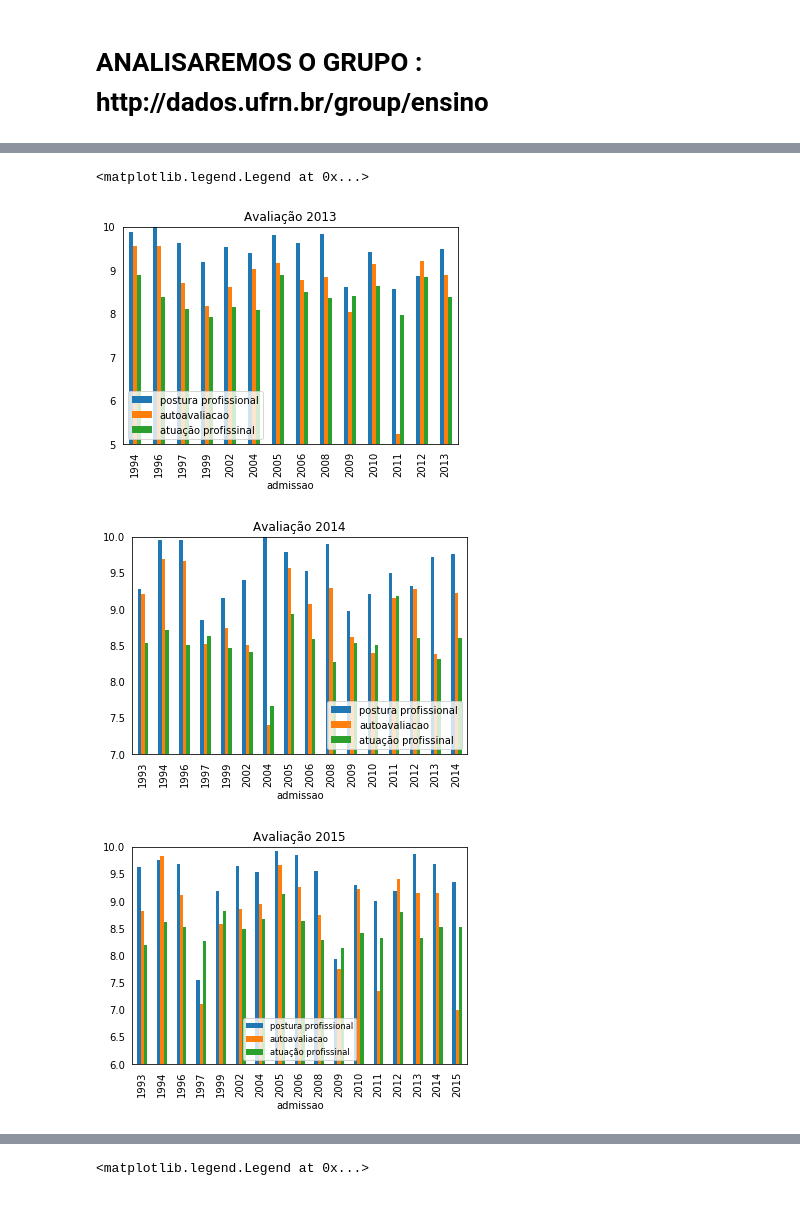
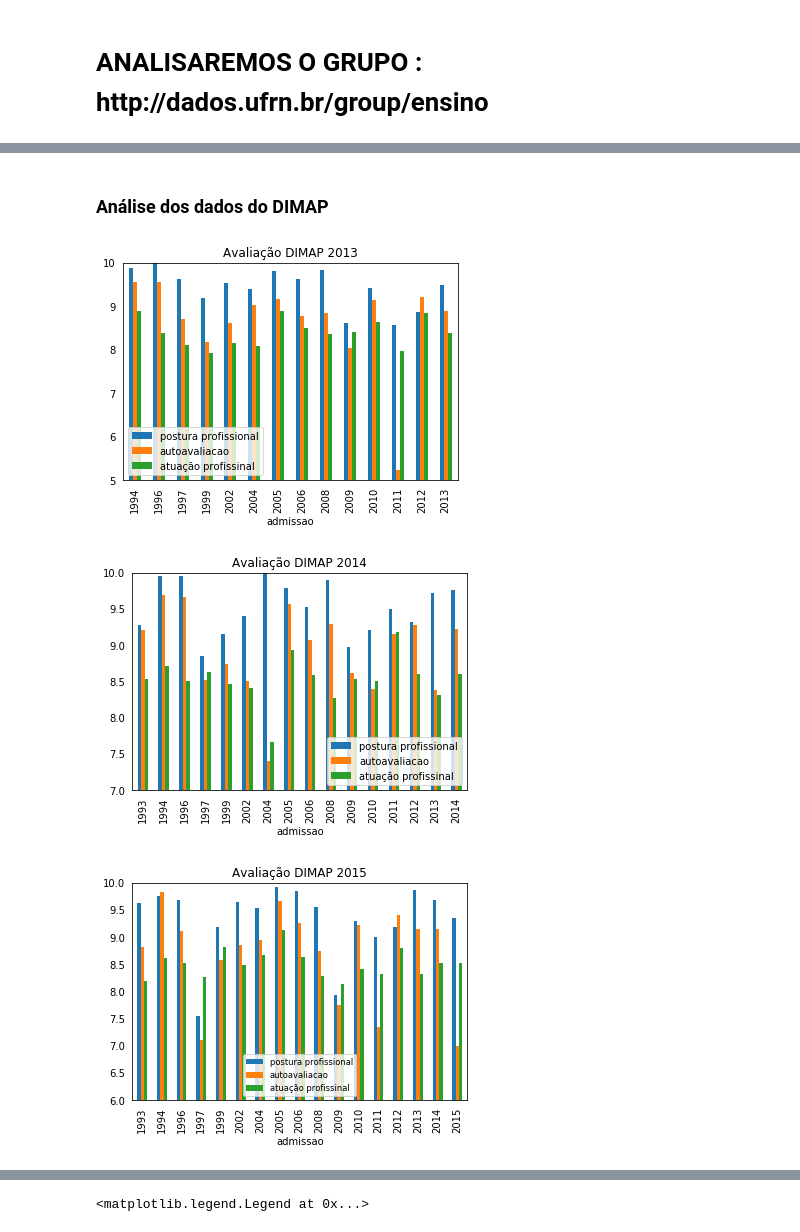
Before and after one commit to natanfernandes/ProjetoProbabilidade, a Jupyter notebook: Projeto Probabilidade(JOÃO).ipynb, the cells around one changed output, grey strips where cells are left out. Cells and saved outputs as stored; diff of their text form; code cells hidden in the pictures.

Commit message:
Gráficos IMD e DIMAP

```diff
--- a/Projeto Probabilidade(JOÃO).ipynb
+++ b/Projeto Probabilidade(JOÃO).ipynb
@@ -119,3 +170,5 @@ docentes_avaliacao_imd.pivot_table(index=["ano", "admissao"],
+# %% [markdown]
+### Análise dos dados do DIMAP
 # %%
 admissao_ano_dimap = []
 
@@ -141,36 +208,44 @@ docentes_avaliacao_media_dimap_2017 = docentes_avaliacao_media_dimap.loc[2017, [
+# %%
+docentes_avaliacao_media_dimap_2013["admissao"] = docentes_avaliacao_media_dimap_2013.index
+docentes_avaliacao_media_dimap_2014["admissao"] = docentes_avaliacao_media_dimap_2014.index
+docentes_avaliacao_media_dimap_2015["admissao"] = docentes_avaliacao_media_dimap_2015.index
+docentes_avaliacao_media_dimap_2016["admissao"] = docentes_avaliacao_media_dimap_2016.index
+docentes_avaliacao_media_dimap_2017["admissao"] = docentes_avaliacao_media_dimap_2017.index
 # %%
-
-ax1 = docentes_avaliacao_media_dimap_2013.plot(kind='bar',y=["postura_profissional_media","atuacao_profissional_media", "autoavaliacao_aluno_media"],
-                                title='Avaliação 2013')
+ax1 = docentes_avaliacao_media_dimap_2013.plot(kind="bar",y=["postura_profissional_media","atuacao_profissional_media", "autoavaliacao_aluno_media"], title="Avaliação DIMAP 2013")
 ax1.set_ylim(5,10)
 ax1.tick_params(bottom="off", top="off", left="off", right="off")
 ax1.legend(loc=3, labels=['postura profissional', 'autoavaliacao', 'atuação profissinal'])
 
-ax2 = docentes_avaliacao_media_dimap_2014.plot(kind='bar',y=["postura_profissional_media","atuacao_profissional_media", "autoavaliacao_aluno_media"],
-                                title='Avaliação 2014')
+
+ax2 = docentes_avaliacao_media_dimap_2014.plot(kind='bar',y=["postura_profissional_media","atuacao_profissional_media", "autoavaliacao_aluno_media"], title='Avaliação DIMAP 2014')
 ax2.set_ylim(7,10)
 ax2.tick_params(bottom="off", top="off", left="off", right="off")
 ax2.legend(loc=4, labels=['postura profissional', 'autoavaliacao', 'atuação profissinal'])
 
+
 ax3 = docentes_avaliacao_media_dimap_2015.plot(kind='bar',y=["postura_profissional_media","atuacao_profissional_media", "autoavaliacao_aluno_media"],
-                                title='Avaliação 2015')
+                                title='Avaliação DIMAP 2015')
 ax3.set_ylim(6,10)
 ax3.tick_params(bottom="off", top="off", left="off", right="off")
 ax3.legend(loc='lower center', labels=['postura profissional', 'autoavaliacao', 'atuação profissinal'], fontsize="small")
 
+
 ax4 = docentes_avaliacao_media_dimap_2016.plot(kind='bar',y=["postura_profissional_media","atuacao_profissional_media", "autoavaliacao_aluno_media"],
-                                title='Avaliação 2016')
+                                title='Avaliação DIMAP 2016')
 ax4.set_ylim(6.5,10)
 ax4.tick_params(bottom="off", top="off", left="off", right="off")
 ax4.legend(loc=4, labels=['postura profissional', 'autoavaliacao', 'atuação profissinal'], fontsize="small")
 
+
 ax5 = docentes_avaliacao_media_dimap_2017.plot(kind='bar',y=["postura_profissional_media","atuacao_profissional_media", "autoavaliacao_aluno_media"],
-                                title='Avaliação 2017')
+                                title='Avaliação DIMAP 2017')
 ax5.set_ylim(7.5,10)
 ax5.tick_params(bottom="off", top="off", left="off", right="off")
 ax5.legend(loc=4, labels=['postura profissional', 'autoavaliacao', 'atuação profissinal'], fontsize="small")
+
+plt.show()
 # %% [output]
-<matplotlib.legend.Legend at 0x...>
-[figure, old version]
+[figure, new version]
-[figure, old version]
+[figure, new version]
-[figure, old version]
+[figure, new version]
```
Also changed, not shown: parts of 6 cells of this notebook.
